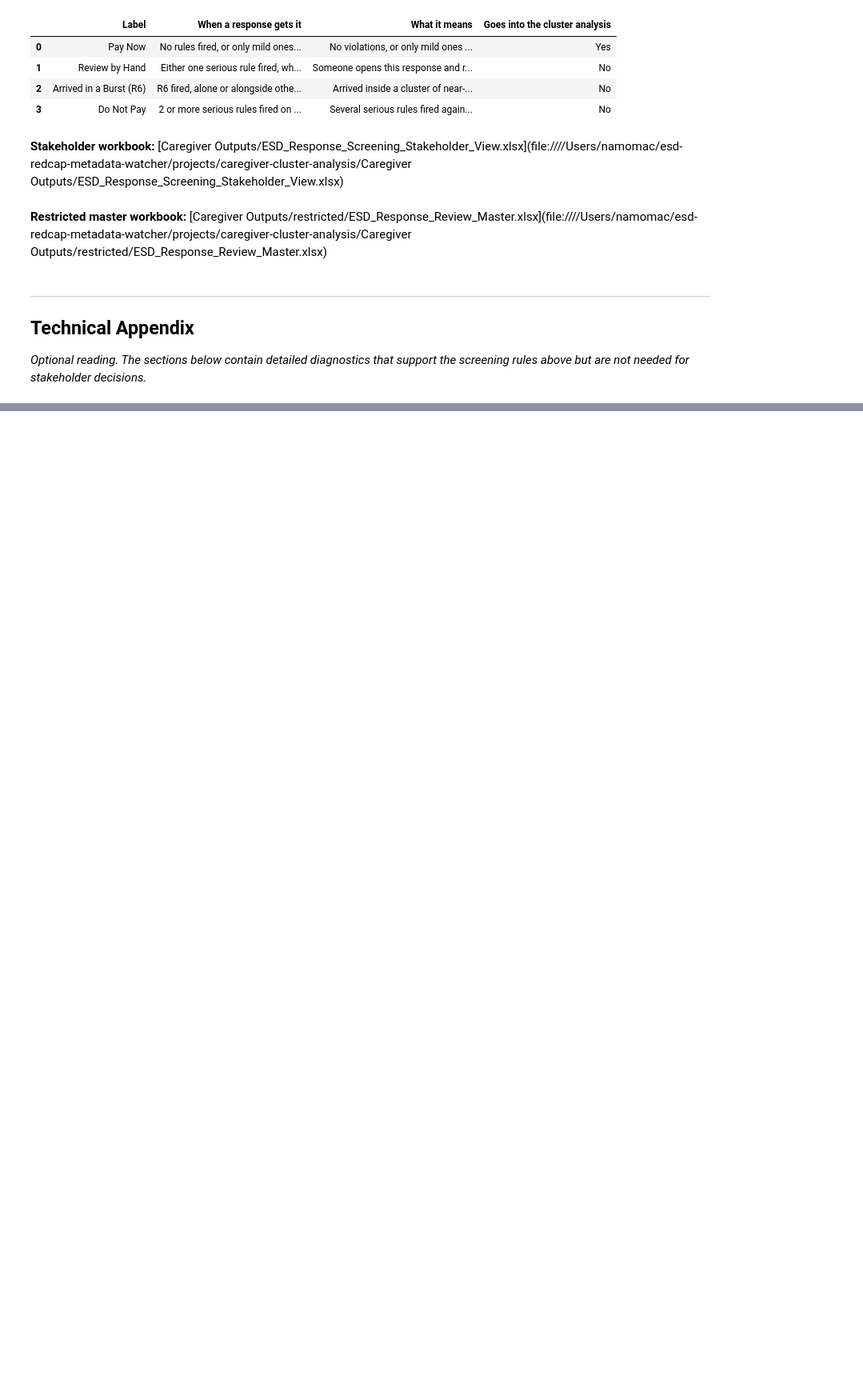
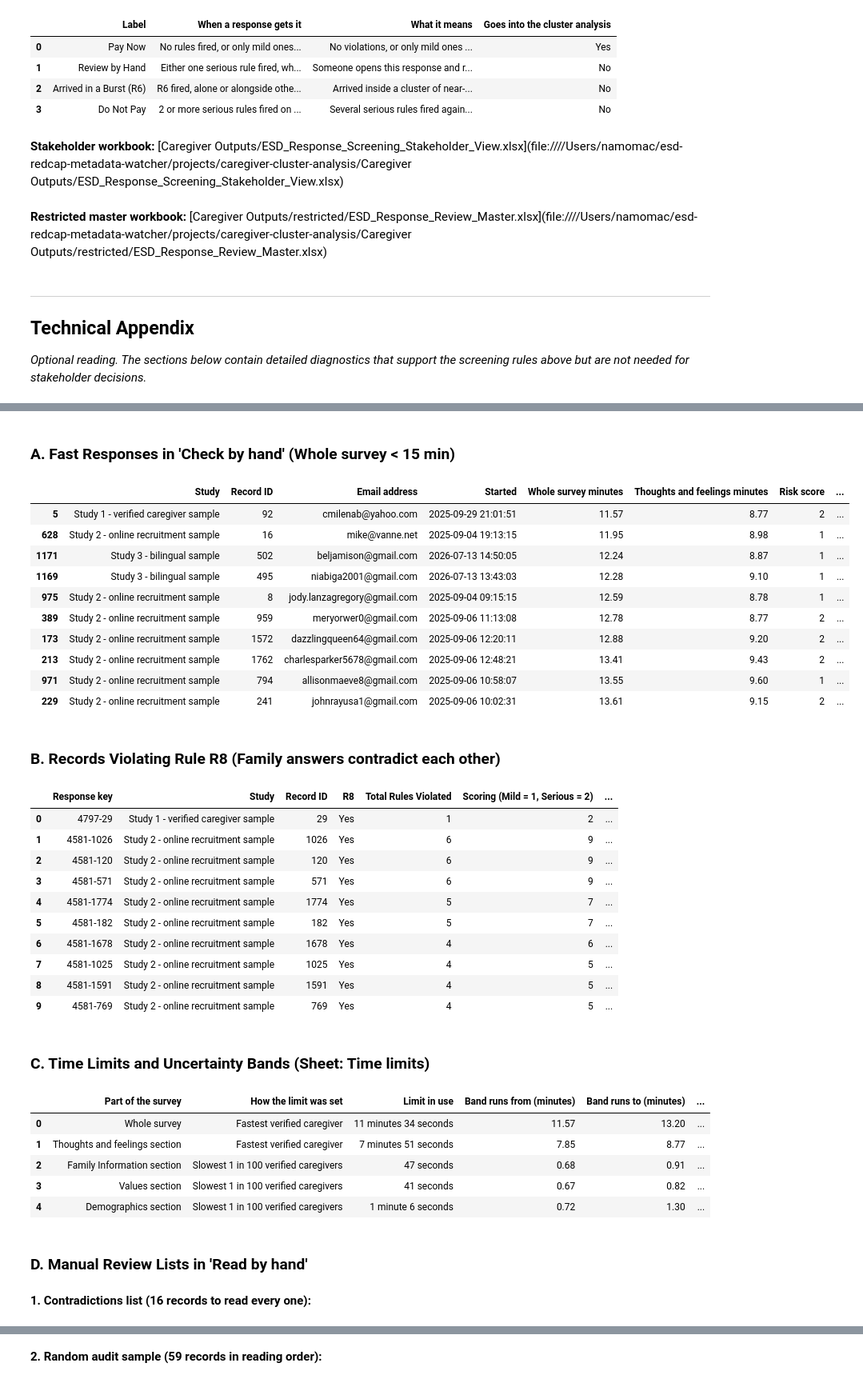
Before and after one commit to namo507/esd-redcap-metadata-watcher, a Jupyter notebook: projects/caregiver-cluster-analysis/bot_analysis.ipynb, the cells around one changed output, grey strips where cells are left out. Shown at 80% size. Drawn from its saved outputs; the diff is of its cells as text; code cells hidden in the pictures; blank space fills up the shorter version.

```diff
--- a/projects/caregiver-cluster-analysis/bot_analysis.ipynb
+++ b/projects/caregiver-cluster-analysis/bot_analysis.ipynb
@@ -927,0 +1457,61 @@ display(audit_table)
+# %%
+# ── Sheet Search Examples (Triage Lists, Rules, and Policy Sheets) ─────────
+# Example 1: Search 'Check by hand' for responses completed in < 15 minutes
+display(Markdown("### A. Fast Responses in 'Check by hand' (Whole survey < 15 min)"))
+display(wb_explorer.search(
+    sheet_name='Check by hand',
+    preset='core',
+    sort_by='Whole survey minutes',
+    ascending=True,
+    n=10,
+    **{'Whole survey minutes__lte': 15.0}
+))
+
+# Example 2: Inspect 'Rules grid' for specific rule violations (e.g. R8 Family Contradiction)
+display(Markdown("### B. Records Violating Rule R8 (Family answers contradict each other)"))
+display(wb_explorer.search_by_rule('R8', n=10))
+
+# Example 3: Inspect 'Time limits' table (survey thresholds & uncertainty bands)
+display(Markdown("### C. Time Limits and Uncertainty Bands (Sheet: Time limits)"))
+display(wb_explorer.get_table('Time limits', block=0))
+
+# Example 4: Inspect 'Read by hand' sheet (Contradictions & Random sample list)
+display(Markdown("### D. Manual Review Lists in 'Read by hand'"))
+display(Markdown("**1. Contradictions list (16 records to read every one):**"))
+display(wb_explorer.get_table('Read by hand', block=0).head(8))
+display(Markdown("**2. Random audit sample (59 records in reading order):**"))
+display(wb_explorer.get_table('Read by hand', block=2).head(8))
+# %% [output]
+### A. Fast Responses in 'Check by hand' (Whole survey < 15 min)
+|  | Study | Record ID | Email address | Started | Whole survey minutes | Thoughts and feelings minutes | Risk score | ... |
+| 5 | Study 1 - verified caregiver sample | 92 | cmilenab@yahoo.com | 2025-09-29 21:01:51 | 11.57 | 8.77 | 2 | ... |
+| 628 | Study 2 - online recruitment sample | 16 | mike@vanne.net | 2025-09-04 19:13:15 | 11.95 | 8.98 | 1 | ... |
+| 1171 | Study 3 - bilingual sample | 502 | beljamison@gmail.com | 2026-07-13 14:50:05 | 12.24 | 8.87 | 1 | ... |
+| 1169 | Study 3 - bilingual sample | 495 | niabiga2001@gmail.com | 2026-07-13 13:43:03 | 12.28 | 9.10 | 1 | ... |
+| 975 | Study 2 - online recruitment sample | 8 | jody.lanzagregory@gmail.com | 2025-09-04 09:15:15 | 12.59 | 8.78 | 1 | ... |
+| 389 | Study 2 - online recruitment sample | 959 | meryorwer0@gmail.com | 2025-09-06 11:13:08 | 12.78 | 8.77 | 2 | ... |
+| 173 | Study 2 - online recruitment sample | 1572 | dazzlingqueen64@gmail.com | 2025-09-06 12:20:11 | 12.88 | 9.20 | 2 | ... |
+| 213 | Study 2 - online recruitment sample | 1762 | charlesparker5678@gmail.com | 2025-09-06 12:48:21 | 13.41 | 9.43 | 2 | ... |
+| 971 | Study 2 - online recruitment sample | 794 | allisonmaeve8@gmail.com | 2025-09-06 10:58:07 | 13.55 | 9.60 | 1 | ... |
+| 229 | Study 2 - online recruitment sample | 241 | johnrayusa1@gmail.com | 2025-09-06 10:02:31 | 13.61 | 9.15 | 2 | ... |
+### B. Records Violating Rule R8 (Family answers contradict each other)
+|  | Response key | Study | Record ID | R8 | Total Rules Violated | Scoring (Mild = 1, Serious = 2) | ... |
+| 0 | 4797-29 | Study 1 - verified caregiver sample | 29 | Yes | 1 | 2 | ... |
+| 1 | 4581-1026 | Study 2 - online recruitment sample | 1026 | Yes | 6 | 9 | ... |
+| 2 | 4581-120 | Study 2 - online recruitment sample | 120 | Yes | 6 | 9 | ... |
+| 3 | 4581-571 | Study 2 - online recruitment sample | 571 | Yes | 6 | 9 | ... |
+| 4 | 4581-1774 | Study 2 - online recruitment sample | 1774 | Yes | 5 | 7 | ... |
+| 5 | 4581-182 | Study 2 - online recruitment sample | 182 | Yes | 5 | 7 | ... |
+| 6 | 4581-1678 | Study 2 - online recruitment sample | 1678 | Yes | 4 | 6 | ... |
+| 7 | 4581-1025 | Study 2 - online recruitment sample | 1025 | Yes | 4 | 5 | ... |
+| 8 | 4581-1591 | Study 2 - online recruitment sample | 1591 | Yes | 4 | 5 | ... |
+| 9 | 4581-769 | Study 2 - online recruitment sample | 769 | Yes | 4 | 5 | ... |
+### C. Time Limits and Uncertainty Bands (Sheet: Time limits)
+|  | Part of the survey | How the limit was set | Limit in use | Band runs from (minutes) | Band runs to (minutes) | ... |
+| 0 | Whole survey | Fastest verified caregiver | 11 minutes 34 seconds | 11.57 | 13.20 | ... |
+| 1 | Thoughts and feelings section | Fastest verified caregiver | 7 minutes 51 seconds | 7.85 | 8.77 | ... |
+| 2 | Family Information section | Slowest 1 in 100 verified caregivers | 47 seconds | 0.68 | 0.91 | ... |
+| 3 | Values section | Slowest 1 in 100 verified caregivers | 41 seconds | 0.67 | 0.82 | ... |
+| 4 | Demographics section | Slowest 1 in 100 verified caregivers | 1 minute 6 seconds | 0.72 | 1.30 | ... |
+### D. Manual Review Lists in 'Read by hand'
+**1. Contradictions list (16 records to read every one):**
@@ -927,0 +1527 @@ display(audit_table)
+**2. Random audit sample (59 records in reading order):**
```
Also changed, not shown: parts of 8 cells of this notebook, 2 other files.
